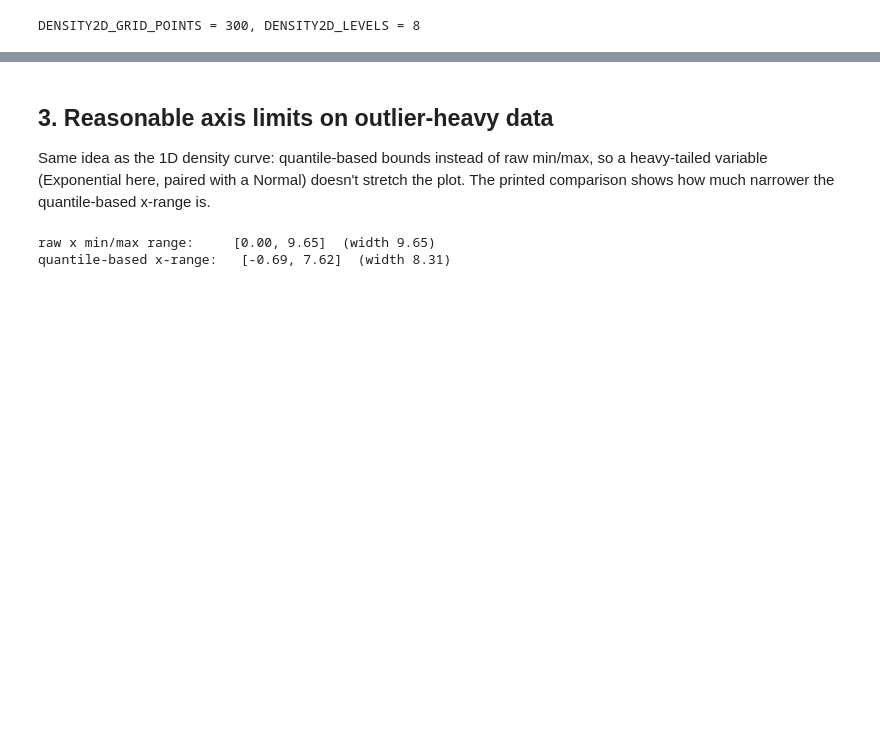
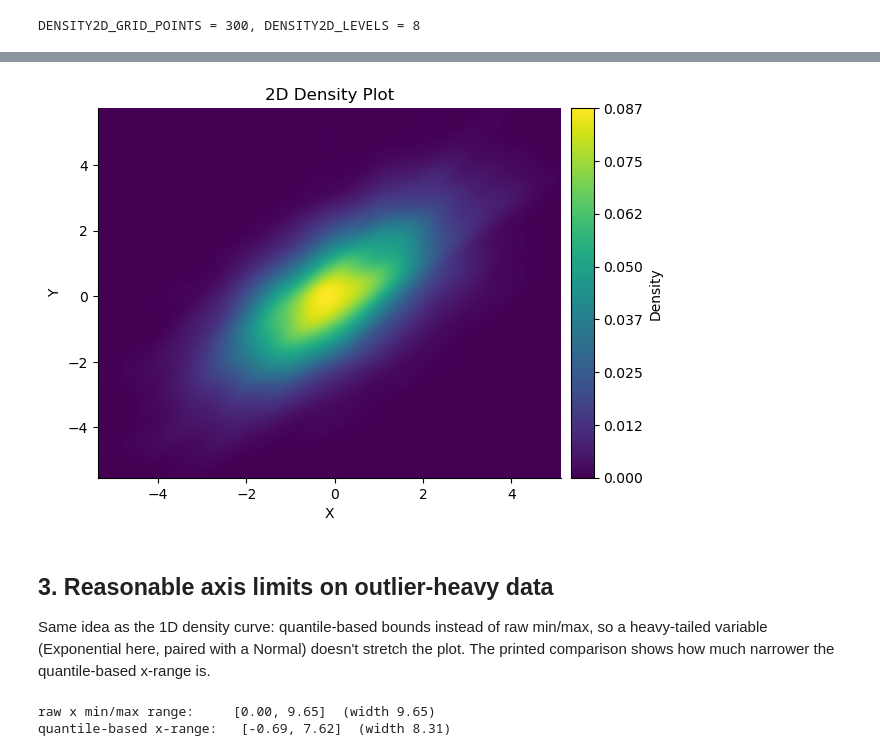
Before and after one commit to calpoly-symbulate/symbulate, a Jupyter notebook: team/new_graphics/new_graphics_demos/density2d_demo.ipynb, the cells around one changed output, grey strips where cells are left out. Cells and saved outputs as stored; diff of their text form; code cells hidden in the pictures; blank space fills up the shorter version.

```diff
--- a/team/new_graphics/new_graphics_demos/density2d_demo.ipynb
+++ b/team/new_graphics/new_graphics_demos/density2d_demo.ipynb
@@ -108,0 +118,13 @@ ValueError: levels must be a whole number of at least 2 -- it sets how many disc
+# %%
+import warnings
+
+# levels only applies in contour mode. Passing it to the continuous density
+# plot (contour=False) warns and is ignored -- the surface stays continuous.
+plt.figure()
+with warnings.catch_warnings(record=True) as caught:
+    warnings.simplefilter("always")
+    make_density2D(x, y, plt.gca(), levels=16)  # no contour=True
+for w in caught:
+    print(f"{w.category.__name__}: {w.message}")
+plt.show()
+# %% [output]
@@ -109,3 +132,4 @@ ValueError: levels must be a whole number of at least 2 -- it sets how many disc
+[figure, added]
 # %% [markdown]
 ## 3. Reasonable axis limits on outlier-heavy data
 
```
Also changed, not shown: parts of 12 cells of this notebook, 1 other file.
